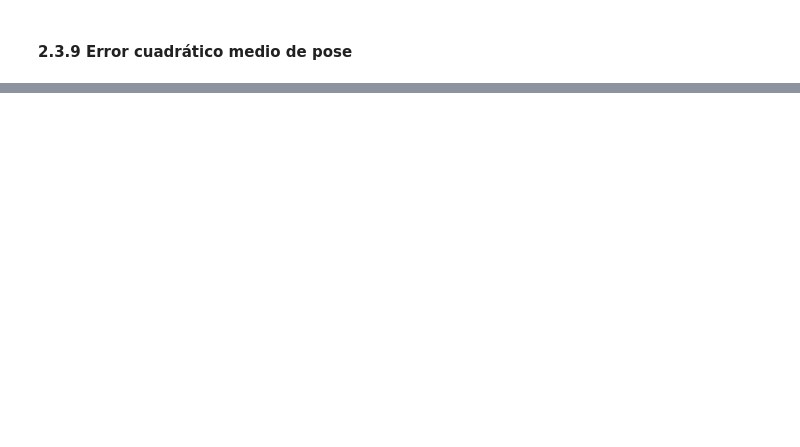
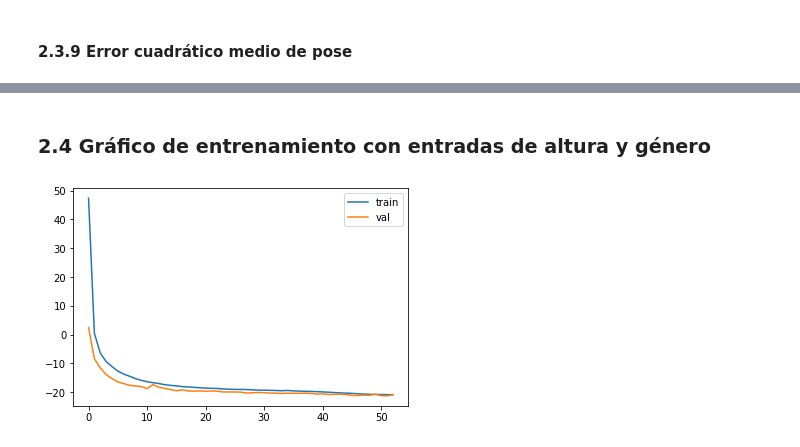
Before and after one commit to vcarlosrb/STRAPS-3DHumanShapePose, a Jupyter notebook: evaluation.ipynb, the cells around one changed output, grey strips where cells are left out. Saved outputs shown, nothing was run; the diff lists cells and outputs as text; code cells hidden in the pictures; blank space fills up the shorter version.

```diff
--- a/evaluation.ipynb
+++ b/evaluation.ipynb
@@ -454,0 +450,12 @@ plt.show()
+# %% [markdown]
+### 2.4 Gráfico de entrenamiento con entradas de altura y género
+# %%
+with open('logs/straps_model_transfer_learning_logs_exp002.pkl', 'rb') as f:
+    data = pickle.load(f)
+# %%
+plt.plot(data['train_losses'], label='train')
+plt.plot(data['val_losses'], label='val')
+plt.legend()
+plt.show()
+# %% [output]
+[figure, added]
```
Also changed, not shown: parts of 22 cells of this notebook, 12 other files.
